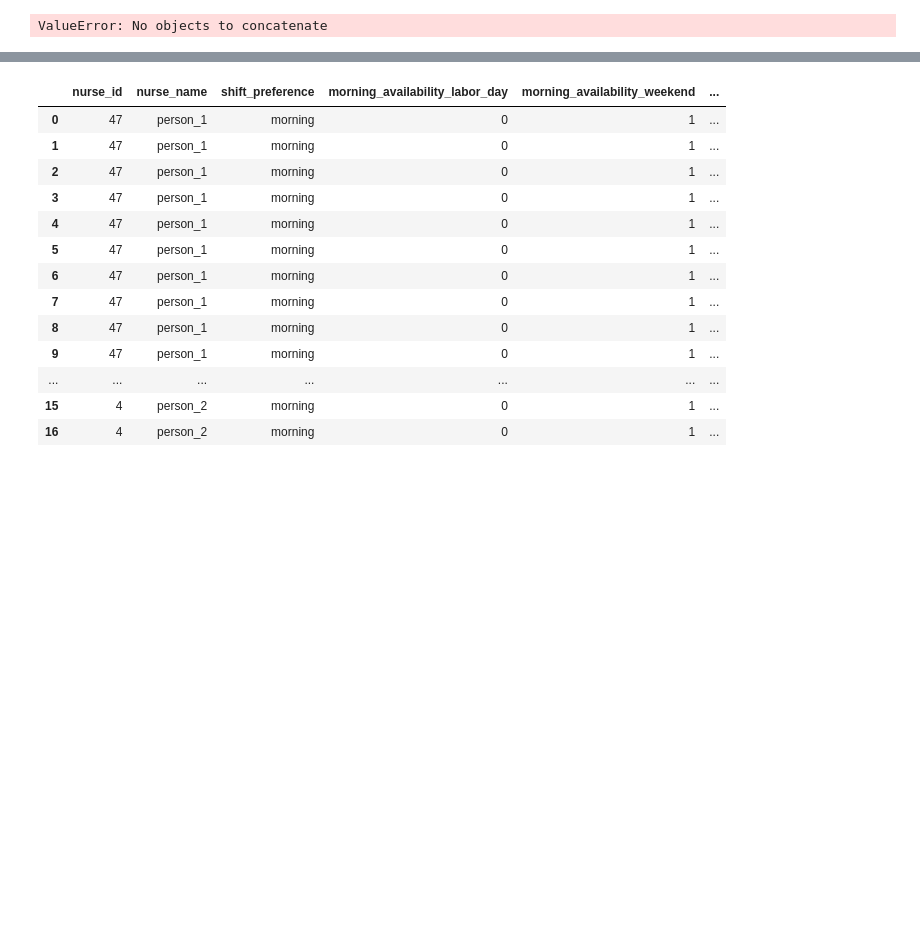
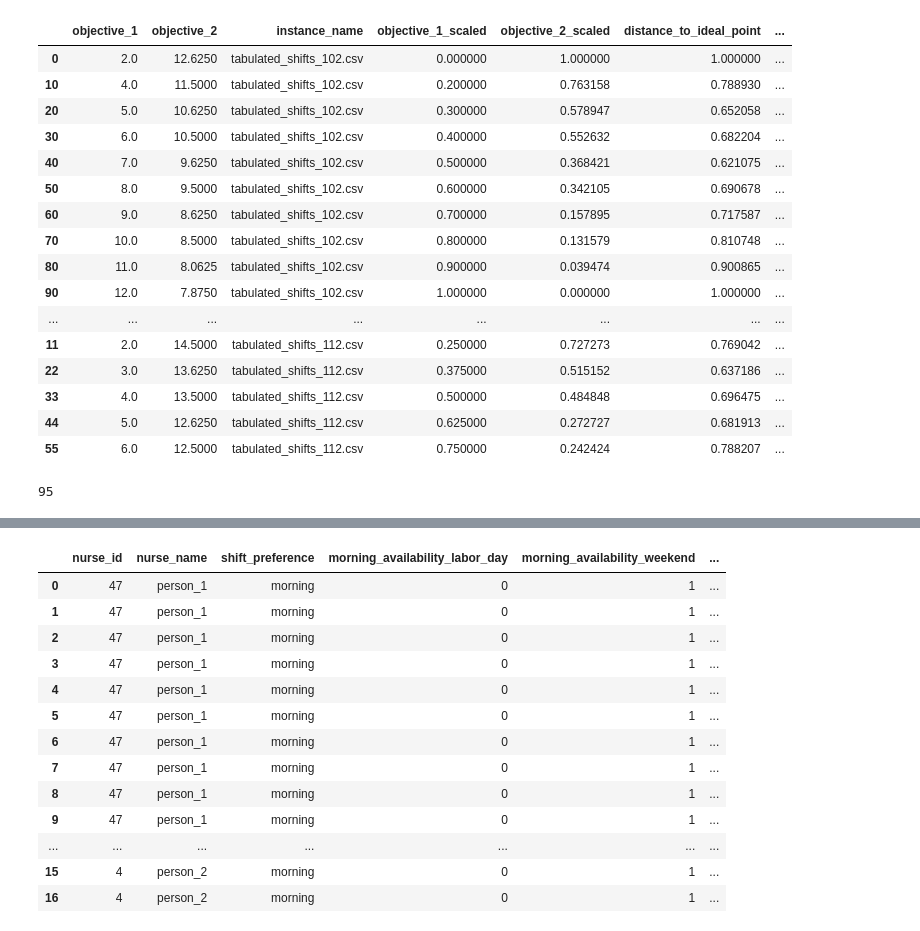
Before and after one commit to fabian-castano/HHCRSP, a Jupyter notebook: proyecto_HHCRSP/get_metrics_from_instances.ipynb, the cells around one changed output, grey strips where cells are left out. Cells and saved outputs as stored; diff of their text form; code cells hidden in the pictures; blank space fills up the shorter version.

```diff
--- a/proyecto_HHCRSP/get_metrics_from_instances.ipynb
+++ b/proyecto_HHCRSP/get_metrics_from_instances.ipynb
@@ -61,10 +61,10 @@ plt.scatter([i[0] for i in non_dominated_pairs],[i[1] for i in non_dominated_pai
 # %%
 # construct a dataframe with the name of the instance, the objectives and the non-dominated pairs
 list_of_instances=[]
-for i in range(2,171):
+for i in range(3,171):
     try:
 
-        prefix='/Users/user/Documents/HHCRSP/proyecto_HHCRSP/instances/'
+        prefix='/Users/fabiancastano/PycharmProjects/HHCRSP/proyecto_HHCRSP/instances/'
         instance_name=f'tabulated_shifts_{i}.csv'
 
         df=pd.read_csv(prefix+instance_name)
@@ -101,7 +101,7 @@ for i in range(2,171):
         df_melt=df_melt[df_melt['non_dominated']==1].copy()
         df_melt['non_dominated_size']=len(dict_non_dominated[instance_name])
 
-        df_ins=pd.read_json(f'instances/nurses_{i}.json')
+        df_ins=pd.read_json(f'/Users/fabiancastano/PycharmProjects/HHCRSP/proyecto_HHCRSP/instances/nurses_{i}.json')
         df_ins['dates_off']=df_ins['dates_off'].apply(lambda x: [x[i] for i in range(len(x))])
         df_ins['len_dates_off']=df_ins['dates_off'].apply(lambda x: len(x))
         df_ins['len_vacations']=df_ins['vacations'].apply(lambda x: len(x))
@@ -109,13 +109,19 @@ for i in range(2,171):
         df_ins['vacations_asked']=df_ins['vacations'].apply(lambda x: 1 if len(x)>0 else 0)
         df_ins['total_vacations']=df_ins['vacations'].apply(lambda x: len(x))
 
-        df_res=df_ins.groupby('nurse_name').agg({'dates_off':sum,'len_dates_off':sum,'len_vacations':sum,'vacations_asked':sum,'total_vacations':sum}).reset_index()
+        df_res=df_ins.groupby('nurse_name').agg({'dates_off':'sum'
+                                                 ,'len_dates_off':'sum'
+                                                 ,'len_vacations':'sum'
+                                                 ,'vacations_asked':'sum'
+                                                 ,'total_vacations':'sum'}).reset_index()
+
         df_melt["total_dates_off"]=df_res['len_dates_off'].sum()
         df_melt["total_vacations"]=df_res['total_vacations'].sum()
         df_melt["total_vacations_asked"]=df_res['vacations_asked'].sum()
         df_melt["total_nurses"]=len(df_res)
 
-        df_shifts=pd.read_json(f'/Users/user/Documents/HHCRSP/proyecto_HHCRSP/instances/shifts_{i}.json')
+        df_shifts=pd.read_json(f'/Users/fabiancastano/PycharmProjects/HHCRSP/proyecto_HHCRSP/instances/shifts_{i}.json')
+        #print(df_shifts.head())
         df_shifts['shift_date']=pd.to_datetime(df_shifts['shift_date'])
 
         shift_dates=df_shifts['shift_date'].unique()
@@ -130,5 +136,3 @@ for i in range(2,171):
 df_final=pd.concat(list_of_instances)
 
 df_final.to_excel('metrics_instances.xlsx')
-# %% [output]
-ValueError: No objects to concatenate
@@ -135,3 +141,29 @@ ValueError: No objects to concatenate
+# %%
+df_final.dropna(subset=['objective_1_scaled','objective_2_scaled'],inplace=True)
+df_final.sort_values(by=['instance_name','objective_1_scaled','objective_2_scaled'],ascending=[True,True,True],inplace=True)
+df_final.head(50)
+# %% [output]
+|  | objective_1 | objective_2 | instance_name | objective_1_scaled | objective_2_scaled | distance_to_ideal_point | ... |
+| 0 | 2.0 | 12.6250 | tabulated_shifts_102.csv | 0.000000 | 1.000000 | 1.000000 | ... |
+| 10 | 4.0 | 11.5000 | tabulated_shifts_102.csv | 0.200000 | 0.763158 | 0.788930 | ... |
+| 20 | 5.0 | 10.6250 | tabulated_shifts_102.csv | 0.300000 | 0.578947 | 0.652058 | ... |
+| 30 | 6.0 | 10.5000 | tabulated_shifts_102.csv | 0.400000 | 0.552632 | 0.682204 | ... |
+| 40 | 7.0 | 9.6250 | tabulated_shifts_102.csv | 0.500000 | 0.368421 | 0.621075 | ... |
+| 50 | 8.0 | 9.5000 | tabulated_shifts_102.csv | 0.600000 | 0.342105 | 0.690678 | ... |
+| 60 | 9.0 | 8.6250 | tabulated_shifts_102.csv | 0.700000 | 0.157895 | 0.717587 | ... |
+| 70 | 10.0 | 8.5000 | tabulated_shifts_102.csv | 0.800000 | 0.131579 | 0.810748 | ... |
+| 80 | 11.0 | 8.0625 | tabulated_shifts_102.csv | 0.900000 | 0.039474 | 0.900865 | ... |
+| 90 | 12.0 | 7.8750 | tabulated_shifts_102.csv | 1.000000 | 0.000000 | 1.000000 | ... |
+| ... | ... | ... | ... | ... | ... | ... | ... |
+| 11 | 2.0 | 14.5000 | tabulated_shifts_112.csv | 0.250000 | 0.727273 | 0.769042 | ... |
+| 22 | 3.0 | 13.6250 | tabulated_shifts_112.csv | 0.375000 | 0.515152 | 0.637186 | ... |
+| 33 | 4.0 | 13.5000 | tabulated_shifts_112.csv | 0.500000 | 0.484848 | 0.696475 | ... |
+| 44 | 5.0 | 12.6250 | tabulated_shifts_112.csv | 0.625000 | 0.272727 | 0.681913 | ... |
+| 55 | 6.0 | 12.5000 | tabulated_shifts_112.csv | 0.750000 | 0.242424 | 0.788207 | ... |
+# %%
+len(df_final.instance_name.unique())
+# %% [output]
+95
 # %%
 list_dfs=[]
 for i in range(2,171):
```
Also changed, not shown: parts of 11 cells of this notebook, 2 other files.
